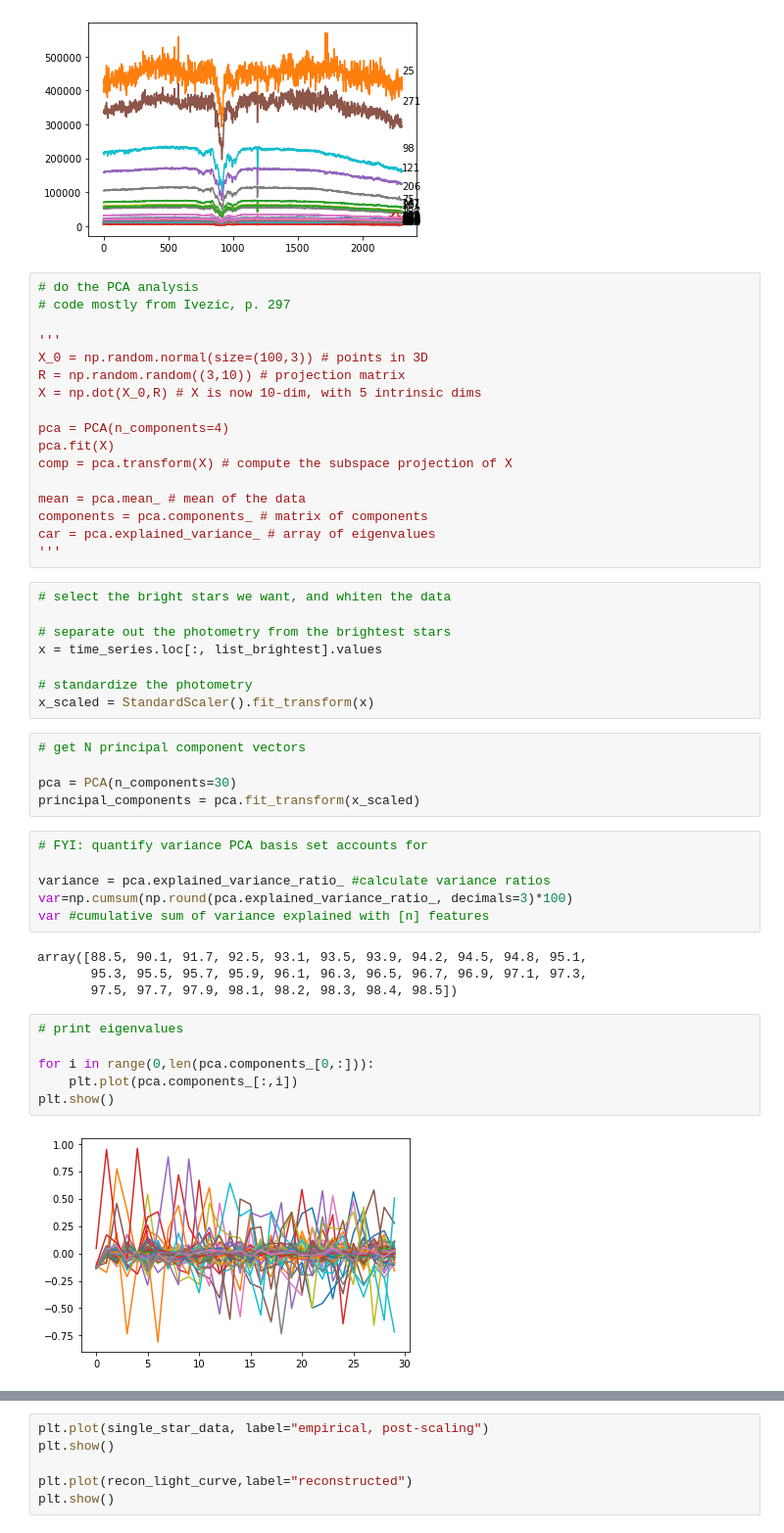
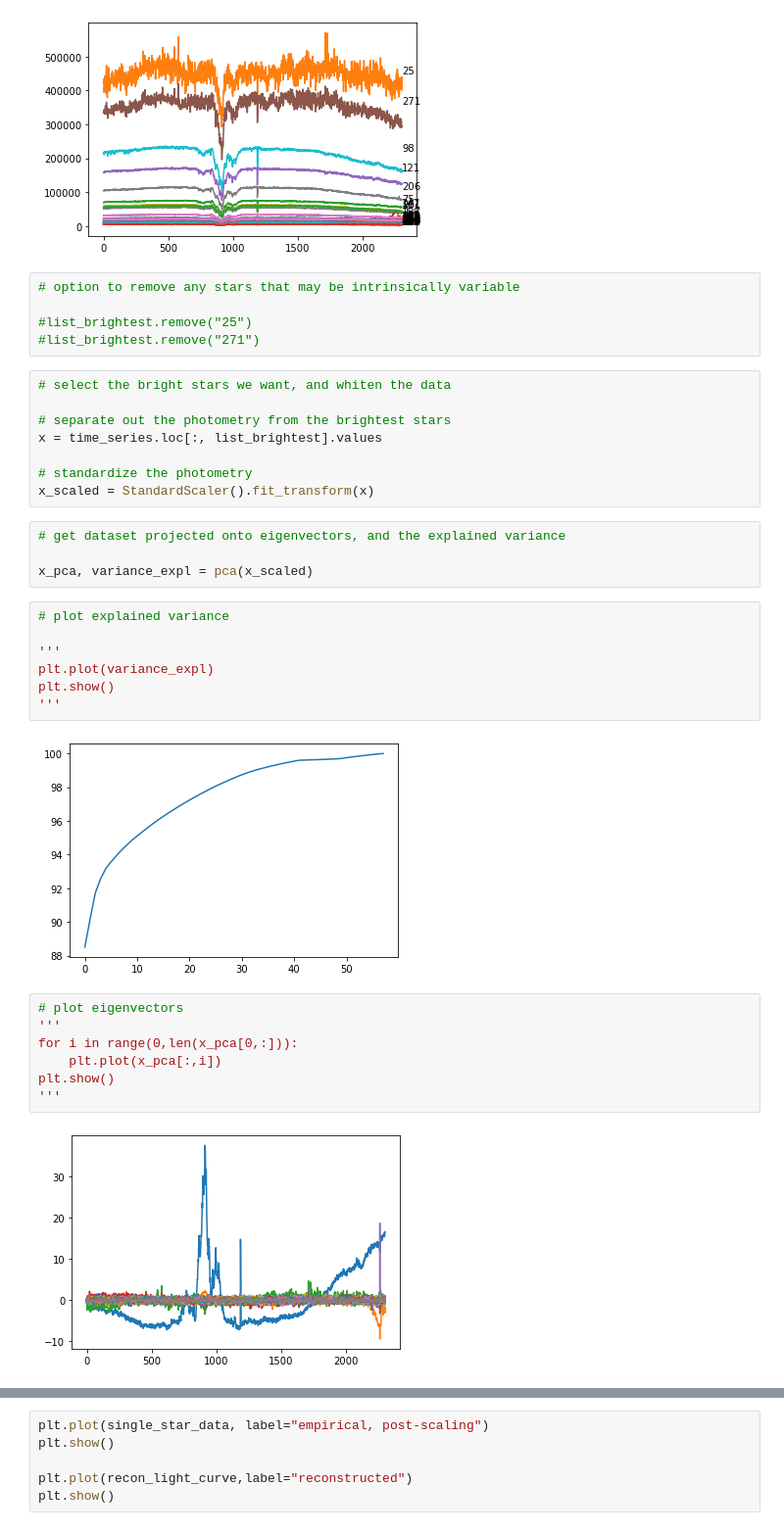
Before and after one commit to mwanakijiji/kriz_projects, a Jupyter notebook: notebooks_for_development/pca_analysis.ipynb, the cells around one changed output, grey strips where cells are left out. Shown: that part at 98% size. Drawn from its saved outputs; the diff is of its cells as text.

```diff
--- a/notebooks_for_development/pca_analysis.ipynb
+++ b/notebooks_for_development/pca_analysis.ipynb
@@ -28,23 +64,11 @@ plt.show()
 # %% [output]
 '\nplt.xlabel("Frame number (~5 hr observation duration)")\nplt.ylabel("Direct counts (no sky subtraction)")\nplt.show()\n'
 [figure]
-# %%
-# do the PCA analysis
-# code mostly from Ivezic, p. 297
-
-'''
-X_0 = np.random.normal(size=(100,3)) # points in 3D
-R = np.random.random((3,10)) # projection matrix
-X = np.dot(X_0,R) # X is now 10-dim, with 5 intrinsic dims
-
-pca = PCA(n_components=4)
-pca.fit(X)
-comp = pca.transform(X) # compute the subspace projection of X
-
-mean = pca.mean_ # mean of the data
-components = pca.components_ # matrix of components
-car = pca.explained_variance_ # array of eigenvalues
-'''
+# %%
+# option to remove any stars that may be intrinsically variable
+
+#list_brightest.remove("25")
+#list_brightest.remove("271")
 # %%
 # select the bright stars we want, and whiten the data
 
@@ -53,26 +77,25 @@ x = time_series.loc[:, list_brightest].values
 
 # standardize the photometry
 x_scaled = StandardScaler().fit_transform(x)
-# %%
-# get N principal component vectors
-
-pca = PCA(n_components=30)
-principal_components = pca.fit_transform(x_scaled)
-# %%
-# FYI: quantify variance PCA basis set accounts for
-
-variance = pca.explained_variance_ratio_ #calculate variance ratios
-var=np.cumsum(np.round(pca.explained_variance_ratio_, decimals=3)*100)
-var #cumulative sum of variance explained with [n] features
-# %% [output]
-array([88.5, 90.1, 91.7, 92.5, 93.1, 93.5, 93.9, 94.2, 94.5, 94.8, 95.1,
-       95.3, 95.5, 95.7, 95.9, 96.1, 96.3, 96.5, 96.7, 96.9, 97.1, 97.3,
-       97.5, 97.7, 97.9, 98.1, 98.2, 98.3, 98.4, 98.5])
+# %%
+# get dataset projected onto eigenvectors, and the explained variance
+
+x_pca, variance_expl = pca(x_scaled)
+# %%
+# plot explained variance
+
+'''
+plt.plot(variance_expl)
+plt.show()
+'''
+# %% [output]
+[figure, added]
 # %%
-# print eigenvalues
-
-for i in range(0,len(pca.components_[0,:])):
-    plt.plot(pca.components_[:,i])
+# plot eigenvectors
+'''
+for i in range(0,len(x_pca[0,:])):
+    plt.plot(x_pca[:,i])
 plt.show()
+'''
 # %% [output]
-[figure, old version]
+[figure, new version]
```
Also changed, not shown: parts of 31 cells of this notebook.
